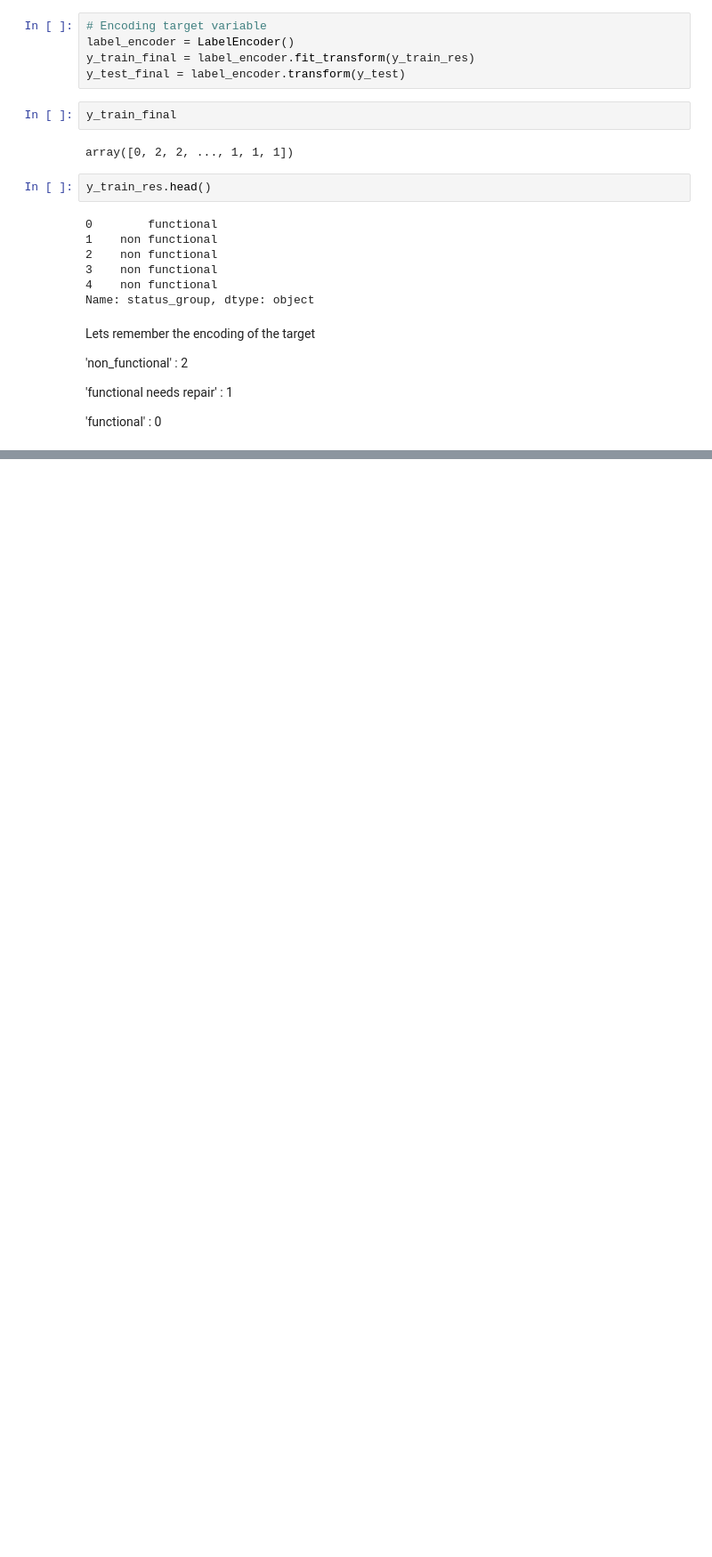
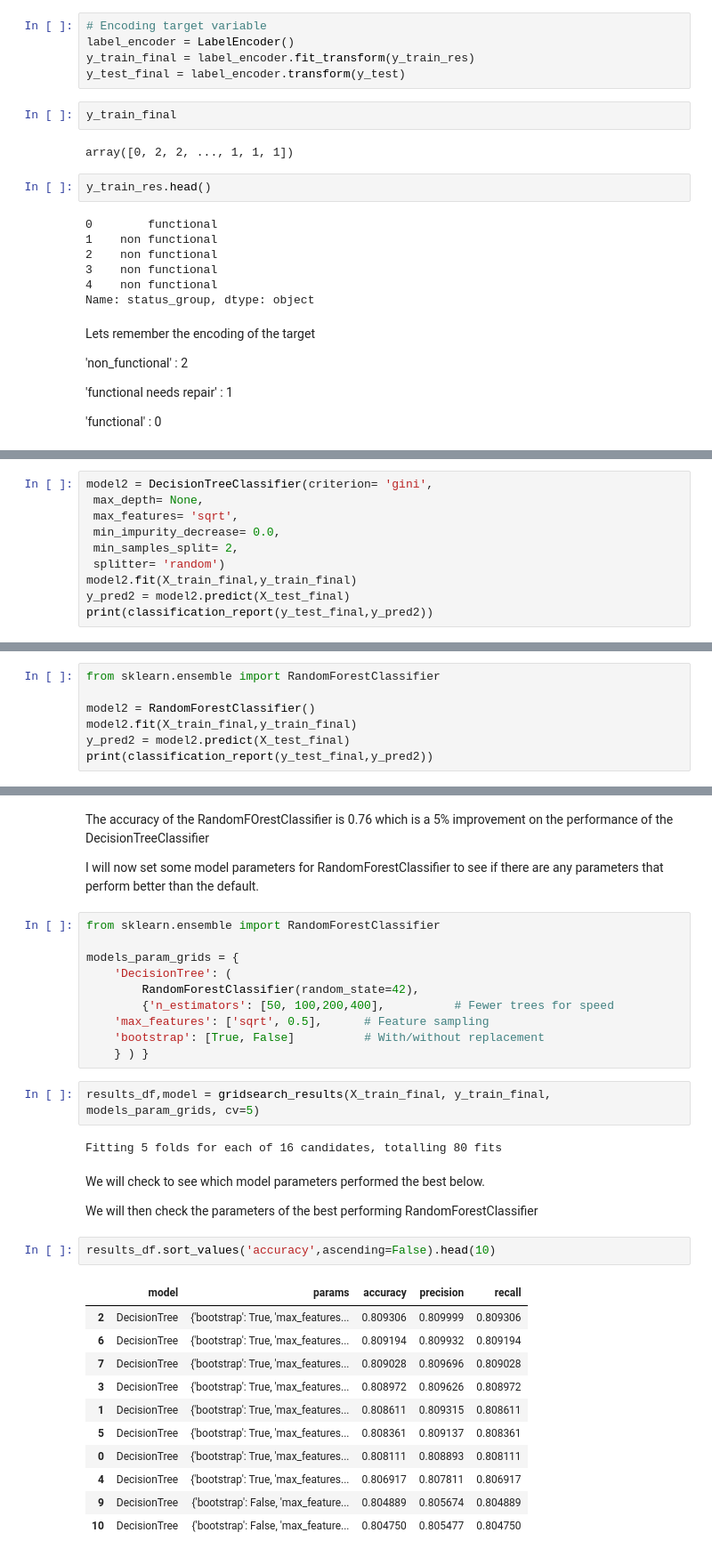
Before and after one commit to FrancisNdirangu/Pump_it_up_Dataset, a Jupyter notebook: notebook.ipynb, the cells around one changed output, grey strips where cells are left out. Shown at 89% size. Drawn from its saved outputs; the diff is of its cells as text; blank space fills up the shorter version.

```diff
--- a/notebook.ipynb
+++ b/notebook.ipynb
@@ -695,0 +764,10 @@ results_df[results_df['model'] == 'LogisticRegressionL2'].sort_values('accuracy'
+# %%
+model2 = DecisionTreeClassifier(criterion= 'gini',
+ max_depth= None,
+ max_features= 'sqrt',
+ min_impurity_decrease= 0.0,
+ min_samples_split= 2,
+ splitter= 'random')
+model2.fit(X_train_final,y_train_final)
+y_pred2 = model2.predict(X_test_final)
+print(classification_report(y_test_final,y_pred2))
@@ -695,0 +798,7 @@ results_df[results_df['model'] == 'LogisticRegressionL2'].sort_values('accuracy'
+# %%
+from sklearn.ensemble import RandomForestClassifier
+
+model2 = RandomForestClassifier()
+model2.fit(X_train_final,y_train_final)
+y_pred2 = model2.predict(X_test_final)
+print(classification_report(y_test_final,y_pred2))
@@ -695,0 +815,36 @@ results_df[results_df['model'] == 'LogisticRegressionL2'].sort_values('accuracy'
+# %% [markdown]
+The accuracy of the RandomFOrestClassifier is 0.76 which is a 5% improvement on the performance of the DecisionTreeClassifier
+
+I will now set some model parameters for RandomForestClassifier to see if there are any parameters that perform better than the default.
+# %%
+from sklearn.ensemble import RandomForestClassifier
+
+models_param_grids = {
+    'DecisionTree': (
+        RandomForestClassifier(random_state=42),
+        {'n_estimators': [50, 100,200,400],          # Fewer trees for speed
+    'max_features': ['sqrt', 0.5],      # Feature sampling
+    'bootstrap': [True, False]          # With/without replacement
+    } ) }
+# %%
+results_df,model = gridsearch_results(X_train_final, y_train_final, models_param_grids, cv=5)
+# %% [output]
+Fitting 5 folds for each of 16 candidates, totalling 80 fits
+# %% [markdown]
+We will check to see which model parameters performed the best below.
+
+We will then check the parameters of the best performing RandomForestClassifier
+# %%
+results_df.sort_values('accuracy',ascending=False).head(10)
+# %% [output]
+|  | model | params | accuracy | precision | recall |
+| 2 | DecisionTree | {'bootstrap': True, 'max_features... | 0.809306 | 0.809999 | 0.809306 |
+| 6 | DecisionTree | {'bootstrap': True, 'max_features... | 0.809194 | 0.809932 | 0.809194 |
+| 7 | DecisionTree | {'bootstrap': True, 'max_features... | 0.809028 | 0.809696 | 0.809028 |
+| 3 | DecisionTree | {'bootstrap': True, 'max_features... | 0.808972 | 0.809626 | 0.808972 |
+| 1 | DecisionTree | {'bootstrap': True, 'max_features... | 0.808611 | 0.809315 | 0.808611 |
+| 5 | DecisionTree | {'bootstrap': True, 'max_features... | 0.808361 | 0.809137 | 0.808361 |
+| 0 | DecisionTree | {'bootstrap': True, 'max_features... | 0.808111 | 0.808893 | 0.808111 |
+| 4 | DecisionTree | {'bootstrap': True, 'max_features... | 0.806917 | 0.807811 | 0.806917 |
+| 9 | DecisionTree | {'bootstrap': False, 'max_feature... | 0.804889 | 0.805674 | 0.804889 |
+| 10 | DecisionTree | {'bootstrap': False, 'max_feature... | 0.804750 | 0.805477 | 0.804750 |
```
Also changed, not shown: parts of 40 cells of this notebook.
